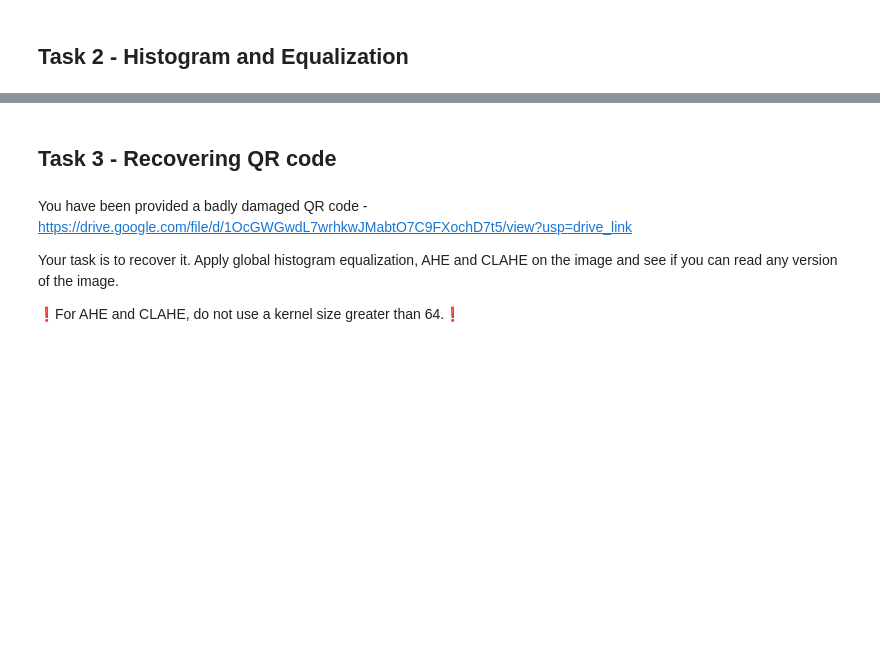
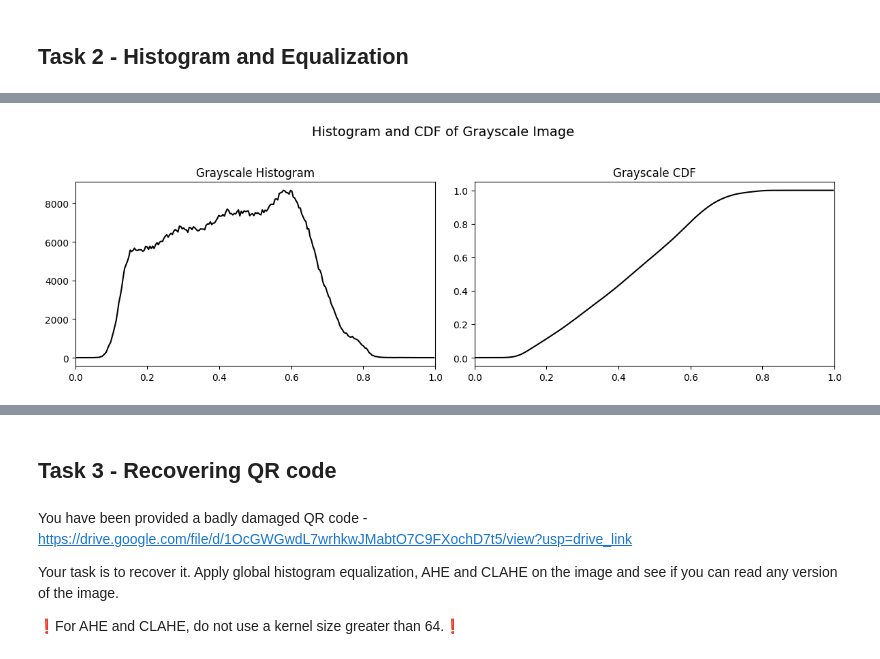
Before and after one commit to Ahtesham-Ibne-Mostafa/Image_Processing, a Jupyter notebook: CSE428_Assignment_1.ipynb, the cells around one changed output, grey strips where cells are left out. Cells and saved outputs as stored; diff of their text form; code cells hidden in the pictures; blank space fills up the shorter version.

```diff
--- a/CSE428_Assignment_1.ipynb
+++ b/CSE428_Assignment_1.ipynb
@@ -255,0 +244,27 @@ I_recon_gray_3 = None
+# %%
+# Plot the grayscale image, I_gray, and its histogram + cdf
+
+### Begin solution
+
+channel_data = I_gray.flatten()
+
+hist, bins = np.histogram(channel_data, bins=256, range=(0, 1))
+cdf = np.cumsum(hist)
+cdf = cdf / cdf[-1]
+
+fig, axes = plt.subplots(1, 2, figsize=(12, 4))
+fig.suptitle("Histogram and CDF of Grayscale Image", fontsize=14)
+
+axes[0].plot(bins[:-1], hist, color='black')
+axes[0].set_title("Grayscale Histogram")
+axes[0].set_xlim(0, 1)
+
+axes[1].plot(bins[:-1], cdf, color='black')
+axes[1].set_title("Grayscale CDF")
+axes[1].set_xlim(0, 1)
+
+plt.tight_layout(rect=[0, 0, 1, 0.95])
+plt.show()
+### End solution
+# %% [output]
+[figure, added]
```
Also changed, not shown: parts of 15 cells of this notebook.
